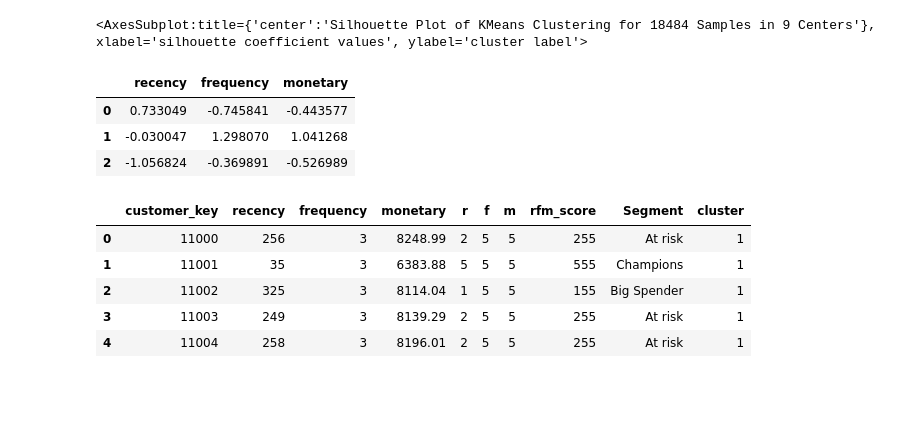
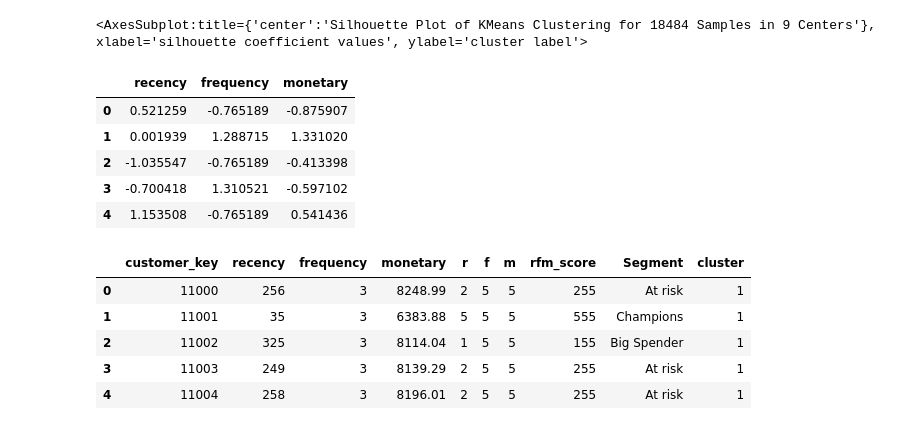
Before and after one commit to Tamuonanthit/FinalProject__231PP0802_Group4, a Jupyter notebook: RFM copy.ipynb, the cells around one changed output. Saved outputs shown, nothing was run; the diff lists cells and outputs as text; code cells hidden in the pictures; blank space fills up the shorter version.

```diff
--- a/RFM copy.ipynb
+++ b/RFM copy.ipynb
@@ -808,17 +808,19 @@ visualizer.show()
 [figure]
 <AxesSubplot:title={'center':'Silhouette Plot of KMeans Clustering for 18484 Samples in 9 Centers'}, xlabel='silhouette coefficient values', ylabel='cluster label'>
 # %%
-kmeans = KMeans(n_clusters=3, random_state=1)
+kmeans = KMeans(n_clusters=5, random_state=1)
 kmeans.fit(df_scaled)
 cluster_labels = kmeans.labels_
 centroids = kmeans.cluster_centers_
 centroid_df = pd.DataFrame(centroids, columns = list(df_scaled) )
 centroid_df
 # %% [output]
 |  | recency | frequency | monetary |
-| 0 | 0.733049 | -0.745841 | -0.443577 |
-| 1 | -0.030047 | 1.298070 | 1.041268 |
-| 2 | -1.056824 | -0.369891 | -0.526989 |
+| 0 | 0.521259 | -0.765189 | -0.875907 |
+| 1 | 0.001939 | 1.288715 | 1.331020 |
+| 2 | -1.035547 | -0.765189 | -0.413398 |
+| 3 | -0.700418 | 1.310521 | -0.597102 |
+| 4 | 1.153508 | -0.765189 | 0.541436 |
 # %%
 df_new = rfm.assign(cluster = cluster_labels)
 df_new.head()
```
Also changed, not shown: parts of 9 cells of this notebook.
